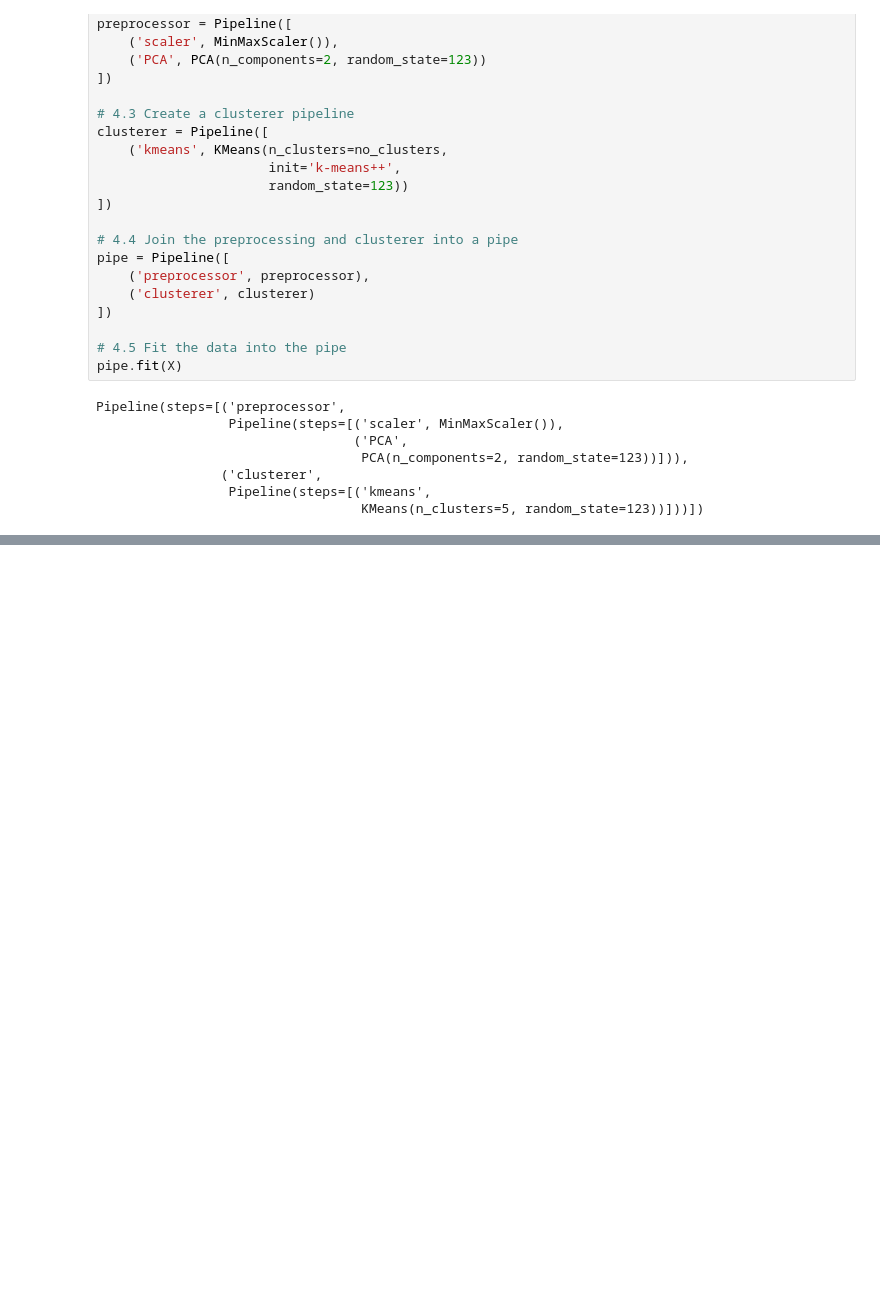
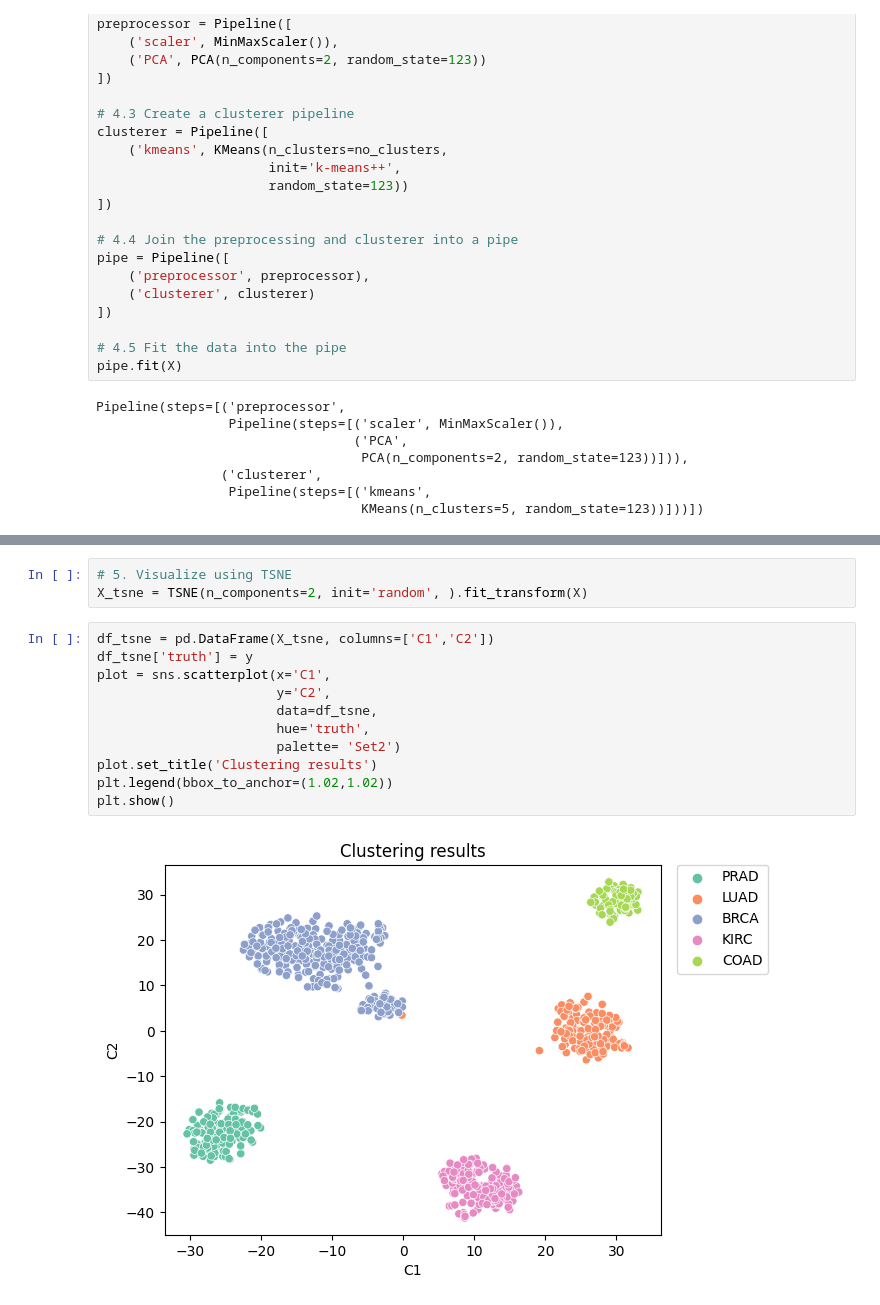
Before and after one commit to alexismenanieves/Model_Catalog, a Jupyter notebook: Notebooks/DS01_Clust_KMeans_TCGA.ipynb, the cells around one changed output, grey strips where cells are left out. Cells and saved outputs as stored; diff of their text form; blank space fills up the shorter version.

```diff
--- a/Notebooks/DS01_Clust_KMeans_TCGA.ipynb
+++ b/Notebooks/DS01_Clust_KMeans_TCGA.ipynb
@@ -185,0 +187,16 @@ The silhouette score is 0.512
+# %%
+# 5. Visualize using TSNE
+X_tsne = TSNE(n_components=2, init='random', ).fit_transform(X)
+# %%
+df_tsne = pd.DataFrame(X_tsne, columns=['C1','C2'])
+df_tsne['truth'] = y
+plot = sns.scatterplot(x='C1',
+                       y='C2',
+                       data=df_tsne,
+                       hue='truth',
+                       palette= 'Set2')
+plot.set_title('Clustering results')
+plt.legend(bbox_to_anchor=(1.02,1.02))
+plt.show()
+# %% [output]
+[figure, added]
```
Also changed, not shown: parts of 7 cells of this notebook.
